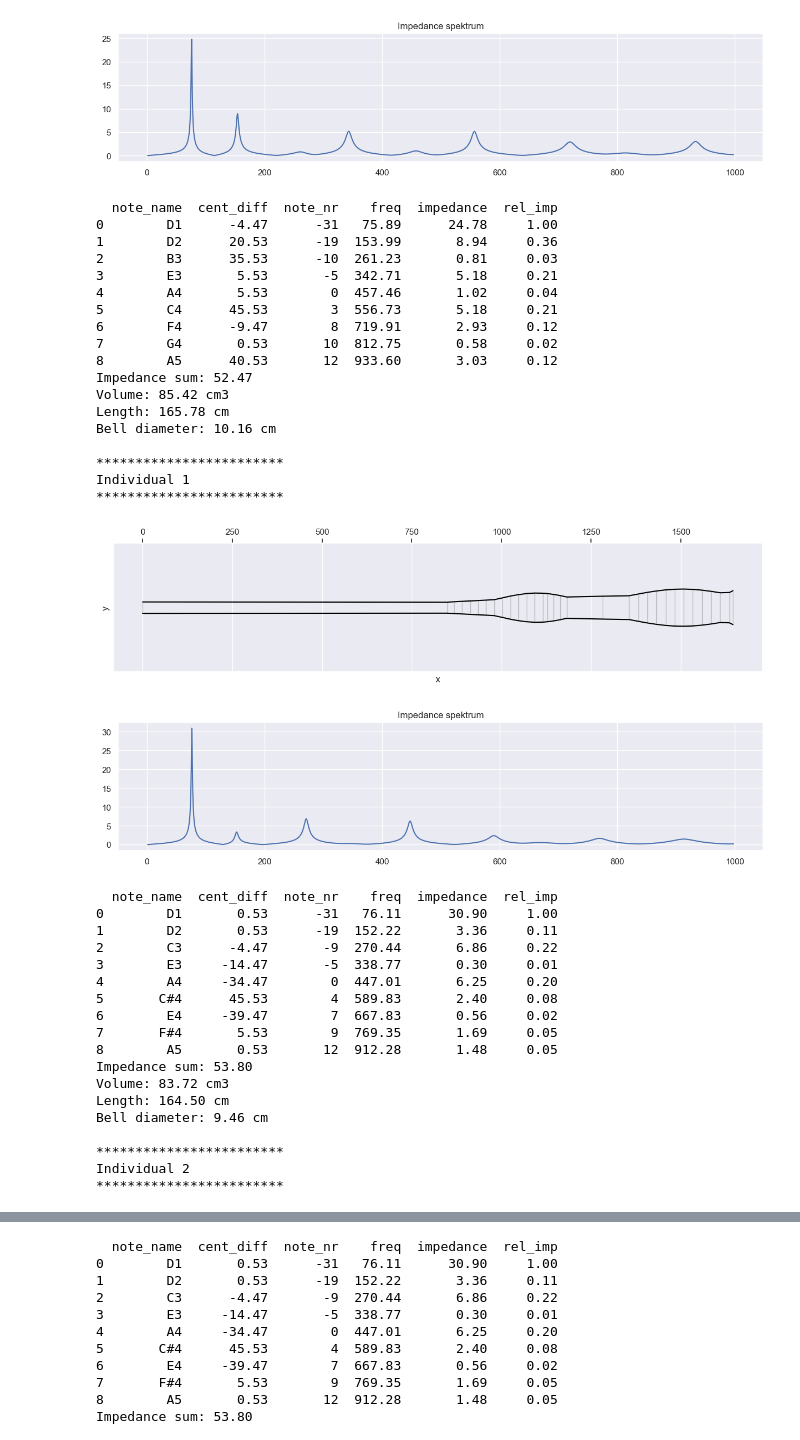
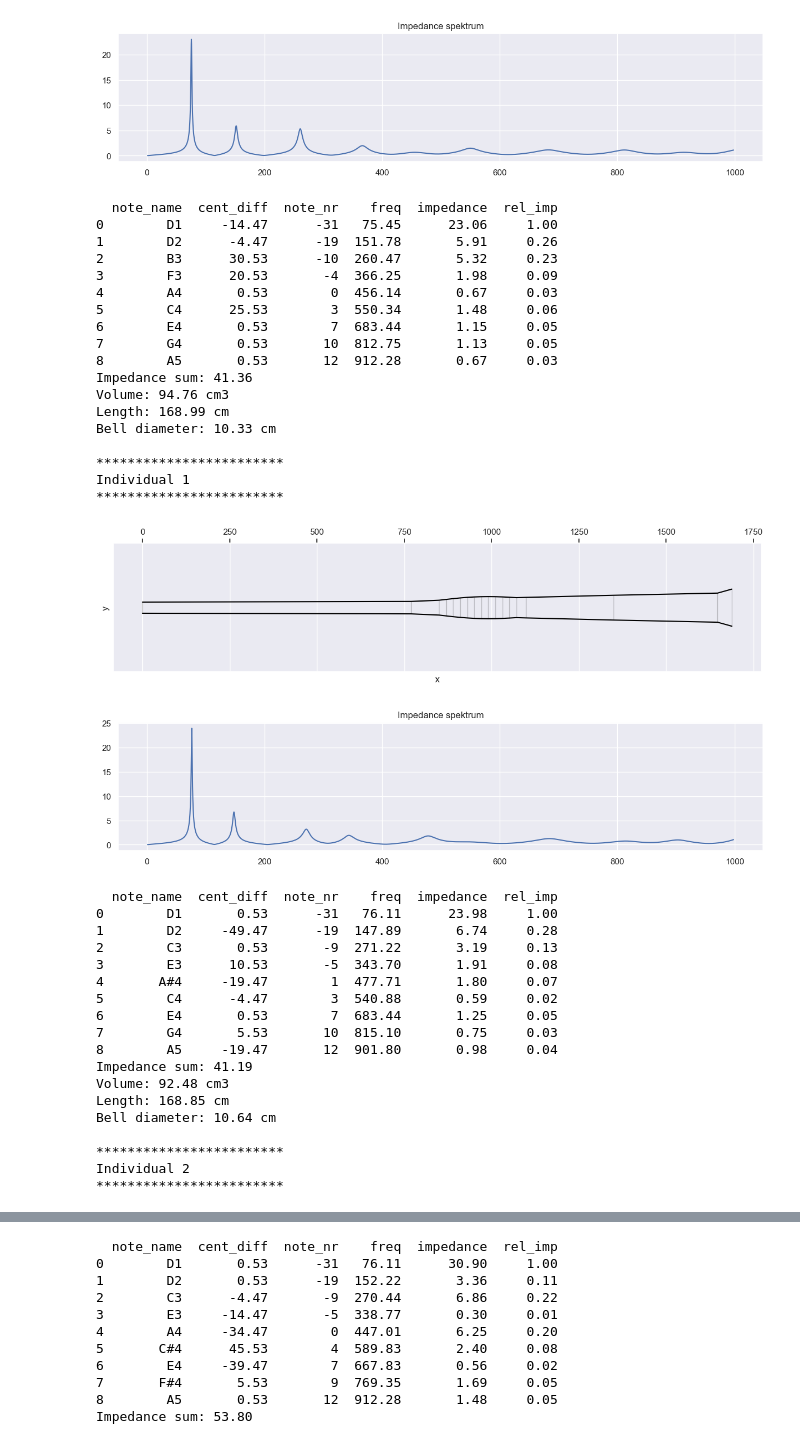
Before and after one commit to Didgitaldoo/didge-lab, a Jupyter notebook: src/experiments/arusha/eval_results.ipynb, the cells around one changed output, grey strips where cells are left out. Drawn from its saved outputs; the diff is of its cells as text; code cells hidden in the pictures.

```diff
--- a/src/experiments/arusha/eval_results.ipynb
+++ b/src/experiments/arusha/eval_results.ipynb
@@ -33,7 +33,7 @@ def eval_individual(individual, base_freq=440):
     print(f"Bell diameter: {geo.geo[-1][1]/10:.2f} cm")
     return results, geo
 
-indir = "../../../saved_evolutions/2024-04-12T13-13-38_evolve_arusha"
+indir = "../../../saved_evolutions/2024-04-13T15-27-39_evolve_arusha"
 population = get_latest_population(indir)
 _ = eval_individual(population[0], base_freq=456)
 # %% [output]
@@ -55,7 +55,7 @@ Bell diameter: 10.16 cm
 # %%
 import matplotlib.pyplot as plt
 base_freq=456
-for i in range(3):
+for i in range(5):
     geo = population[i]["representation"]["geo"]
     geo = Geo(geo)
     freqs = get_log_simulation_frequencies(1, 1000, 5)
@@ -84,38 +84,38 @@ Individual 0
-[figure, old version]
+[figure, new version]
   note_name  cent_diff  note_nr    freq  impedance  rel_imp
-0        D1      -4.47      -31   75.89      24.78     1.00
-1        D2      20.53      -19  153.99       8.94     0.36
-2        B3      35.53      -10  261.23       0.81     0.03
-3        E3       5.53       -5  342.71       5.18     0.21
-4        A4       5.53        0  457.46       1.02     0.04
-5        C4      45.53        3  556.73       5.18     0.21
-6        F4      -9.47        8  719.91       2.93     0.12
-7        G4       0.53       10  812.75       0.58     0.02
-8        A5      40.53       12  933.60       3.03     0.12
-Impedance sum: 52.47
-Volume: 85.42 cm3
-Length: 165.78 cm
-Bell diameter: 10.16 cm
+0        D1     -14.47      -31   75.45      23.06     1.00
+1        D2      -4.47      -19  151.78       5.91     0.26
+2        B3      30.53      -10  260.47       5.32     0.23
+3        F3      20.53       -4  366.25       1.98     0.09
+4        A4       0.53        0  456.14       0.67     0.03
+5        C4      25.53        3  550.34       1.48     0.06
+6        E4       0.53        7  683.44       1.15     0.05
+7        G4       0.53       10  812.75       1.13     0.05
+8        A5       0.53       12  912.28       0.67     0.03
+Impedance sum: 41.36
+Volume: 94.76 cm3
+Length: 168.99 cm
+Bell diameter: 10.33 cm
 
 ************************
 Individual 1
 ************************
-[figure, old version]
+[figure, new version]
-[figure, old version]
+[figure, new version]
   note_name  cent_diff  note_nr    freq  impedance  rel_imp
-0        D1       0.53      -31   76.11      30.90     1.00
-1        D2       0.53      -19  152.22       3.36     0.11
-2        C3      -4.47       -9  270.44       6.86     0.22
-3        E3     -14.47       -5  338.77       0.30     0.01
-4        A4     -34.47        0  447.01       6.25     0.20
-5       C#4      45.53        4  589.83       2.40     0.08
-6        E4     -39.47        7  667.83       0.56     0.02
-7       F#4       5.53        9  769.35       1.69     0.05
-8        A5       0.53       12  912.28       1.48     0.05
-Impedance sum: 53.80
-Volume: 83.72 cm3
-Length: 164.50 cm
-Bell diameter: 9.46 cm
+0        D1       0.53      -31   76.11      23.98     1.00
+1        D2     -49.47      -19  147.89       6.74     0.28
+2        C3       0.53       -9  271.22       3.19     0.13
+3        E3      10.53       -5  343.70       1.91     0.08
+4       A#4     -19.47        1  477.71       1.80     0.07
+5        C4      -4.47        3  540.88       0.59     0.02
+6        E4       0.53        7  683.44       1.25     0.05
+7        G4       5.53       10  815.10       0.75     0.03
+8        A5     -19.47       12  901.80       0.98     0.04
+Impedance sum: 41.19
+Volume: 92.48 cm3
+Length: 168.85 cm
+Bell diameter: 10.64 cm
 
 ************************
 Individual 2
```
Also changed, not shown: parts of 6 cells of this notebook, 3 other files.
